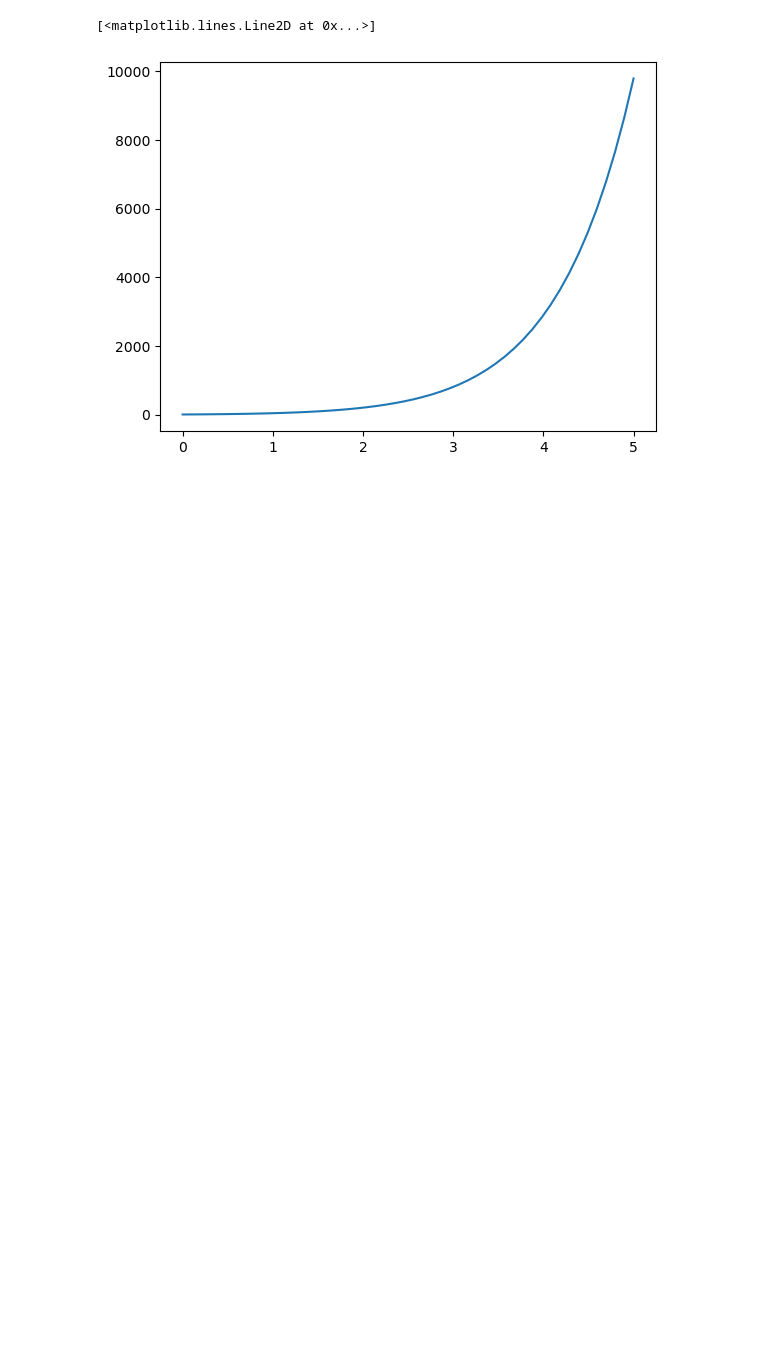
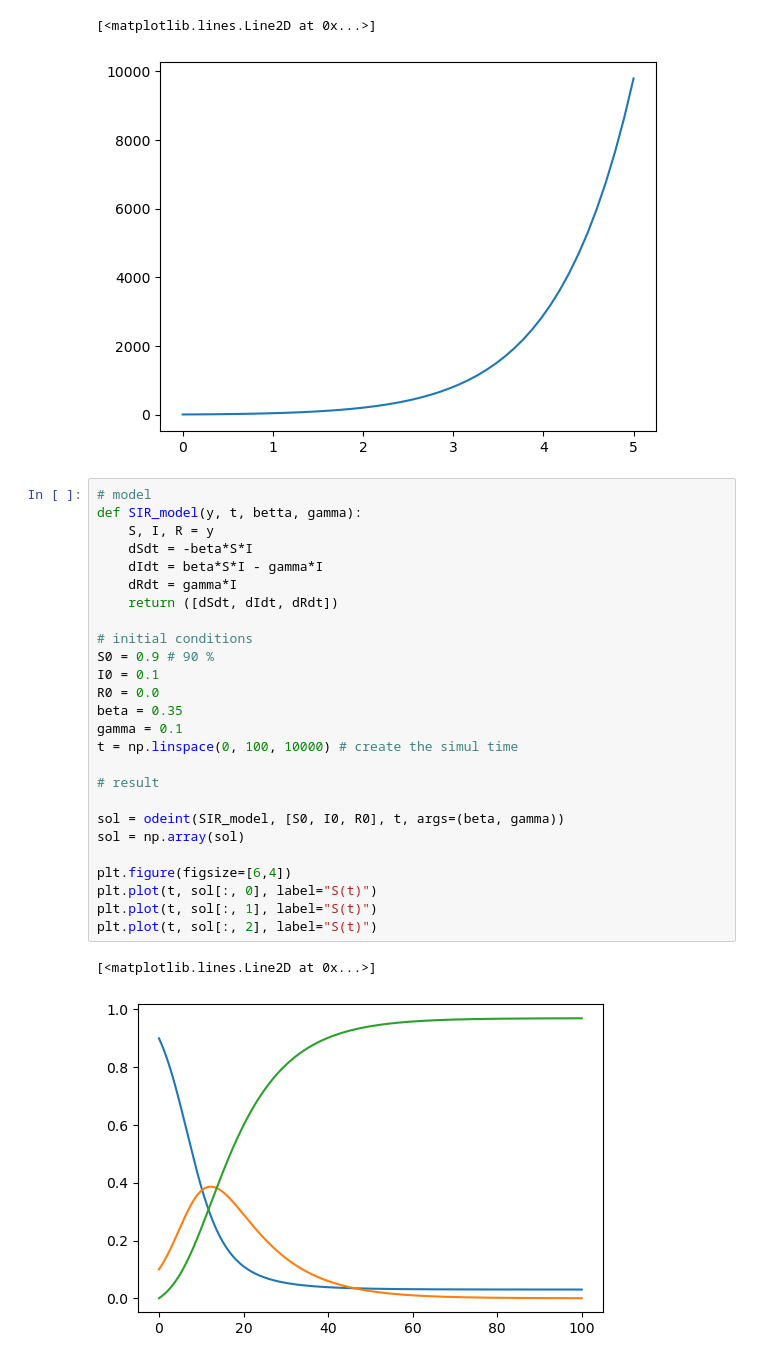
Before and after one commit to SamMachariaPhD/Math-Modelling-Simulation-Python, a Jupyter notebook: monte.ipynb, the cells around one changed output. Drawn from its saved outputs; the diff is of its cells as text; blank space fills up the shorter version.

```diff
--- a/monte.ipynb
+++ b/monte.ipynb
@@ -261,3 +265,32 @@ plt.plot(t, y)
 # %% [output]
 [<matplotlib.lines.Line2D at 0x...>]
 [figure]
+# %%
+# model
+def SIR_model(y, t, betta, gamma):
+    S, I, R = y
+    dSdt = -beta*S*I
+    dIdt = beta*S*I - gamma*I
+    dRdt = gamma*I
+    return ([dSdt, dIdt, dRdt])
+
+# initial conditions
+S0 = 0.9 # 90 %
+I0 = 0.1
+R0 = 0.0
+beta = 0.35
+gamma = 0.1
+t = np.linspace(0, 100, 10000) # create the simul time
+
+# result
+
+sol = odeint(SIR_model, [S0, I0, R0], t, args=(beta, gamma))
+sol = np.array(sol)
+
+plt.figure(figsize=[6,4])
+plt.plot(t, sol[:, 0], label="S(t)")
+plt.plot(t, sol[:, 1], label="S(t)")
+plt.plot(t, sol[:, 2], label="S(t)")
+# %% [output]
+[<matplotlib.lines.Line2D at 0x...>]
+[figure, added]
```
Also changed, not shown: parts of 1 cell of this notebook.
